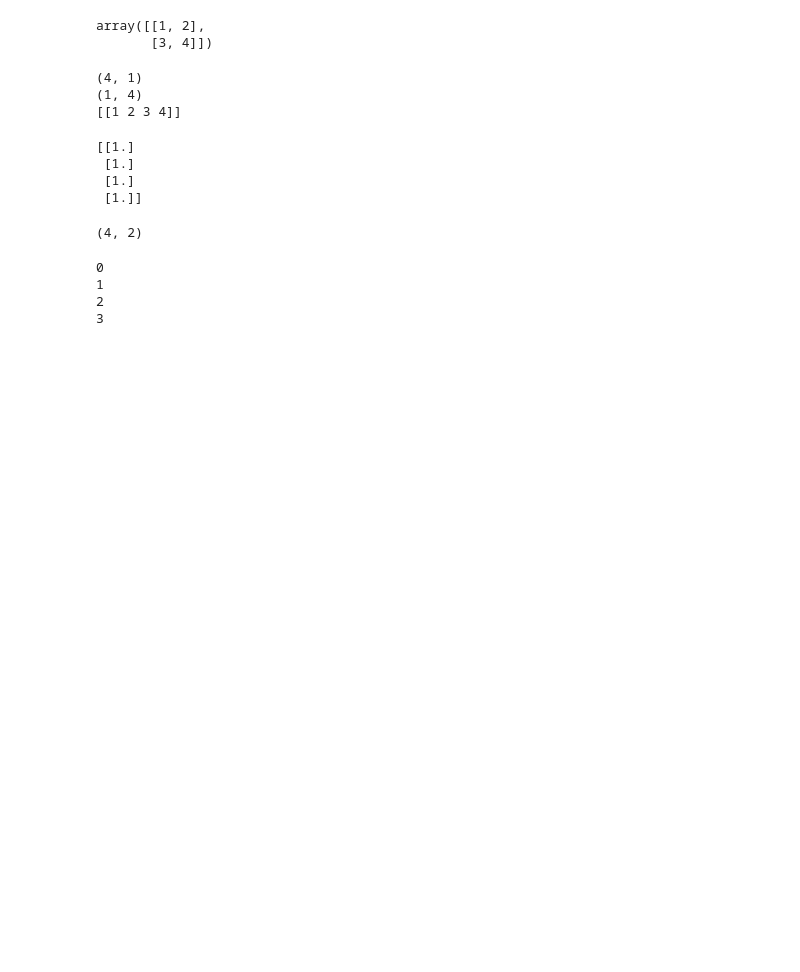
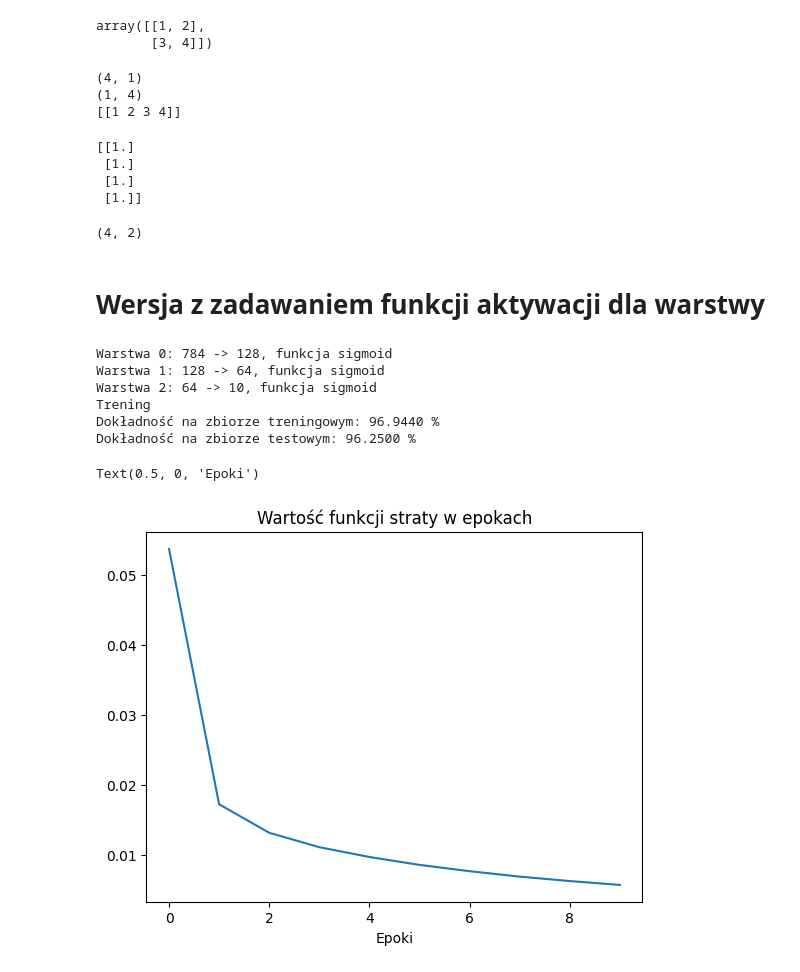
Before and after one commit to DawidSkowronski/Machine-Learning, a Jupyter notebook: Siec_Neuronowa_podejscie1.ipynb, the cells around one changed output. Cells and saved outputs as stored; diff of their text form; code cells hidden in the pictures; blank space fills up the shorter version.

```diff
--- a/Siec_Neuronowa_podejscie1.ipynb
+++ b/Siec_Neuronowa_podejscie1.ipynb
@@ -670,8 +669,2 @@ lista = list((4,3,2,2))
-# %%
-for i,j in enumerate(lista):
-    print(i)
-# %% [output]
-0
-1
-2
-3
+# %% [markdown]
+# Wersja z zadawaniem funkcji aktywacji dla warstwy
@@ -677,0 +897,16 @@ for i,j in enumerate(lista):
+# %%
+siec, historia = trenuj_siec()
+# %% [output]
+Warstwa 0: 784 -> 128, funkcja sigmoid
+Warstwa 1: 128 -> 64, funkcja sigmoid
+Warstwa 2: 64 -> 10, funkcja sigmoid
+Trening
+Dokładność na zbiorze treningowym: 96.9440 %
+Dokładność na zbiorze testowym: 96.2500 %
+# %%
+plt.plot(historia)
+plt.title("Wartość funkcji straty w epokach")
+plt.xlabel("Epoki")
+# %% [output]
+Text(0.5, 0, 'Epoki')
+[figure, added]
```
Also changed, not shown: parts of 10 cells of this notebook, 2 other files.
